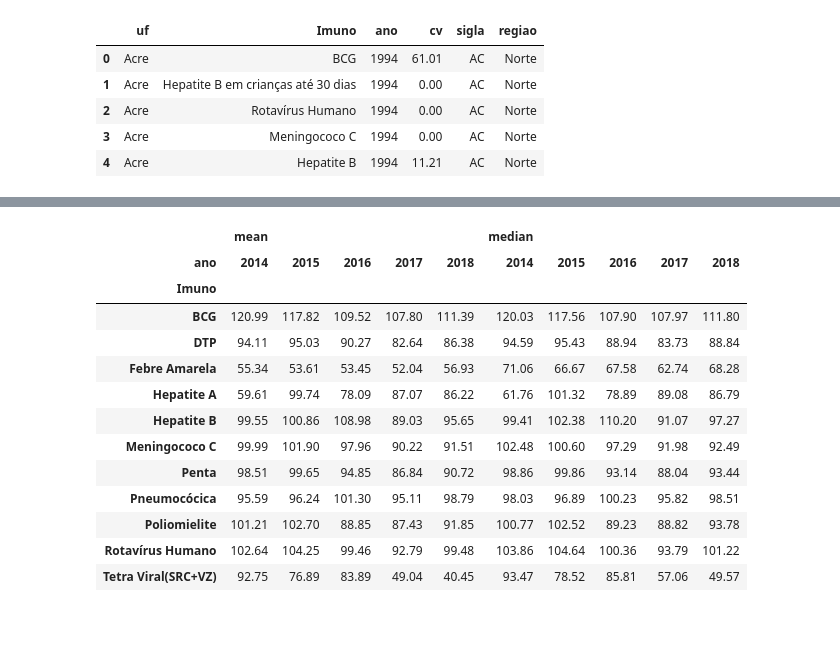
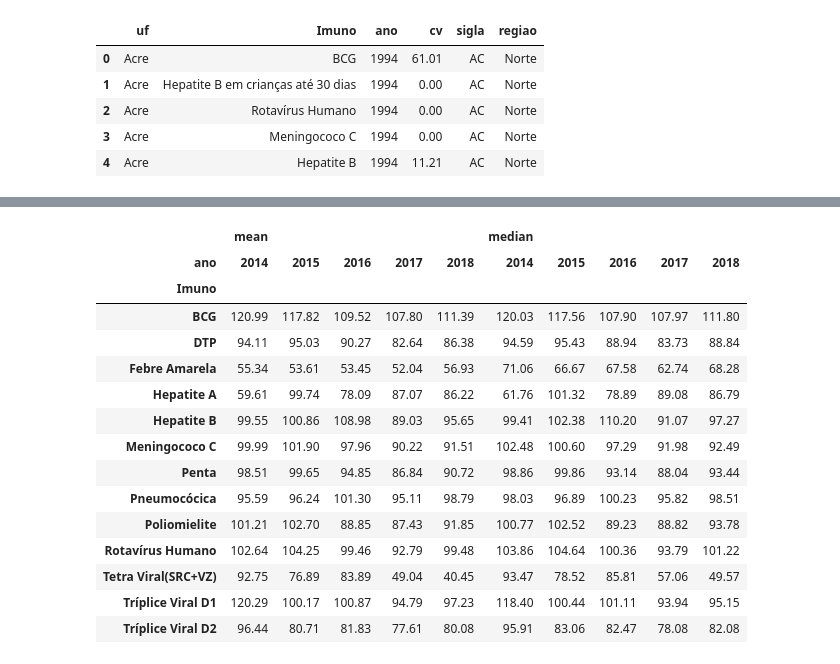
Before and after one commit to ViniciusCastillo/BootcampAlura_ProjetoModulo2, a Jupyter notebook: Notebooks/capturaDados.ipynb, the cells around one changed output, grey strips where cells are left out. Cells and saved outputs as stored; diff of their text form; code cells hidden in the pictures; blank space fills up the shorter version.

```diff
--- a/Notebooks/capturaDados.ipynb
+++ b/Notebooks/capturaDados.ipynb
@@ -80,7 +80,7 @@ dados.head()
 # cria um DataFrame chamado metas com base no pdf do PNI com o Imuno e qual a meta de cobertura vacinal
 metas = pd.DataFrame([["BCG",90],["hepatite B",95],["Penta",95],["Poliomielite",95],
                       ["Pneumo 10",95],["VORH",90],["Meningo C",95],["FA",100],
-                      ["Tríplice Viral",95],["dT",100],["Tetra viral",95],["HPV",80],
+                      ["Tríplice viral",95],["dT",100],["Tetra viral",95],["HPV",80],
                       ["Hepatite A",95],["dTpa",100],["Influenza",80]],
                      columns=["vacina","meta"]).set_index("vacina")
 # %%
@@ -142,29 +142,31 @@ dados.tail()
 # %%
 # código utilizado para avaliar e retirar dados que não seriam úteis para a análise
 # corte de anos levou em conta que o ano de 2019 não está completo, no TabNet do DataSUS diz que a coleta foi até 04/09/2019
 # também que as informação de 2013 tem algums pontos de atenção e para trás não tinha o mesmo padrão de informação
 
 # lista de imunos que não tem informações boas no período a ser analisado ou são muito parecidos com algum outro que foi mantido
 excluirAnalise = ["DTP REF (4 e 6 anos)","Haemophilus influenzae b","Poliomielite 4 anos","Sarampo",
-                  "Hepatite B  em crianças até 30 dias","Meningococo C (1º ref)","Tríplice Viral  D1",
-                  "Tríplice Viral  D2","Pneumocócica(1º ref)","Poliomielite(1º ref)","dTpa gestante",
+                  "Hepatite B  em crianças até 30 dias","Meningococo C (1º ref)",
+                  "Pneumocócica(1º ref)","Poliomielite(1º ref)","dTpa gestante",
                   "Dupla adulto e tríplice acelular gestante","Tríplice Bacteriana(DTP)(1º ref)"]
 dados = dados.query("ano > 2013 and ano < 2019 and Imuno not in @excluirAnalise") # retirando os dados que não farão parte da análise
 #criando um tabela para visualização da qualidade dos números da seleção
 valores = pd.crosstab(index=[dados["Imuno"]],columns=dados["ano"], values = dados["atingimento"], aggfunc = {'mean', 'median'}) * 100
 valores
 # %% [output]
 |  | mean |  |  |  |  | median |  |  |  |  |
 | ano | 2014 | 2015 | 2016 | 2017 | 2018 | 2014 | 2015 | 2016 | 2017 | 2018 |
 | Imuno |  |  |  |  |  |  |  |  |  |  |
 | BCG | 120.99 | 117.82 | 109.52 | 107.80 | 111.39 | 120.03 | 117.56 | 107.90 | 107.97 | 111.80 |
 | DTP | 94.11 | 95.03 | 90.27 | 82.64 | 86.38 | 94.59 | 95.43 | 88.94 | 83.73 | 88.84 |
 | Febre Amarela | 55.34 | 53.61 | 53.45 | 52.04 | 56.93 | 71.06 | 66.67 | 67.58 | 62.74 | 68.28 |
 | Hepatite A | 59.61 | 99.74 | 78.09 | 87.07 | 86.22 | 61.76 | 101.32 | 78.89 | 89.08 | 86.79 |
 | Hepatite B | 99.55 | 100.86 | 108.98 | 89.03 | 95.65 | 99.41 | 102.38 | 110.20 | 91.07 | 97.27 |
 | Meningococo C | 99.99 | 101.90 | 97.96 | 90.22 | 91.51 | 102.48 | 100.60 | 97.29 | 91.98 | 92.49 |
 | Penta | 98.51 | 99.65 | 94.85 | 86.84 | 90.72 | 98.86 | 99.86 | 93.14 | 88.04 | 93.44 |
 | Pneumocócica | 95.59 | 96.24 | 101.30 | 95.11 | 98.79 | 98.03 | 96.89 | 100.23 | 95.82 | 98.51 |
 | Poliomielite | 101.21 | 102.70 | 88.85 | 87.43 | 91.85 | 100.77 | 102.52 | 89.23 | 88.82 | 93.78 |
 | Rotavírus Humano | 102.64 | 104.25 | 99.46 | 92.79 | 99.48 | 103.86 | 104.64 | 100.36 | 93.79 | 101.22 |
 | Tetra Viral(SRC+VZ) | 92.75 | 76.89 | 83.89 | 49.04 | 40.45 | 93.47 | 78.52 | 85.81 | 57.06 | 49.57 |
+| Tríplice Viral D1 | 120.29 | 100.17 | 100.87 | 94.79 | 97.23 | 118.40 | 100.44 | 101.11 | 93.94 | 95.15 |
+| Tríplice Viral D2 | 96.44 | 80.71 | 81.83 | 77.61 | 80.08 | 95.91 | 83.06 | 82.47 | 78.08 | 82.08 |
```
Also changed, not shown: parts of 2 cells of this notebook.
